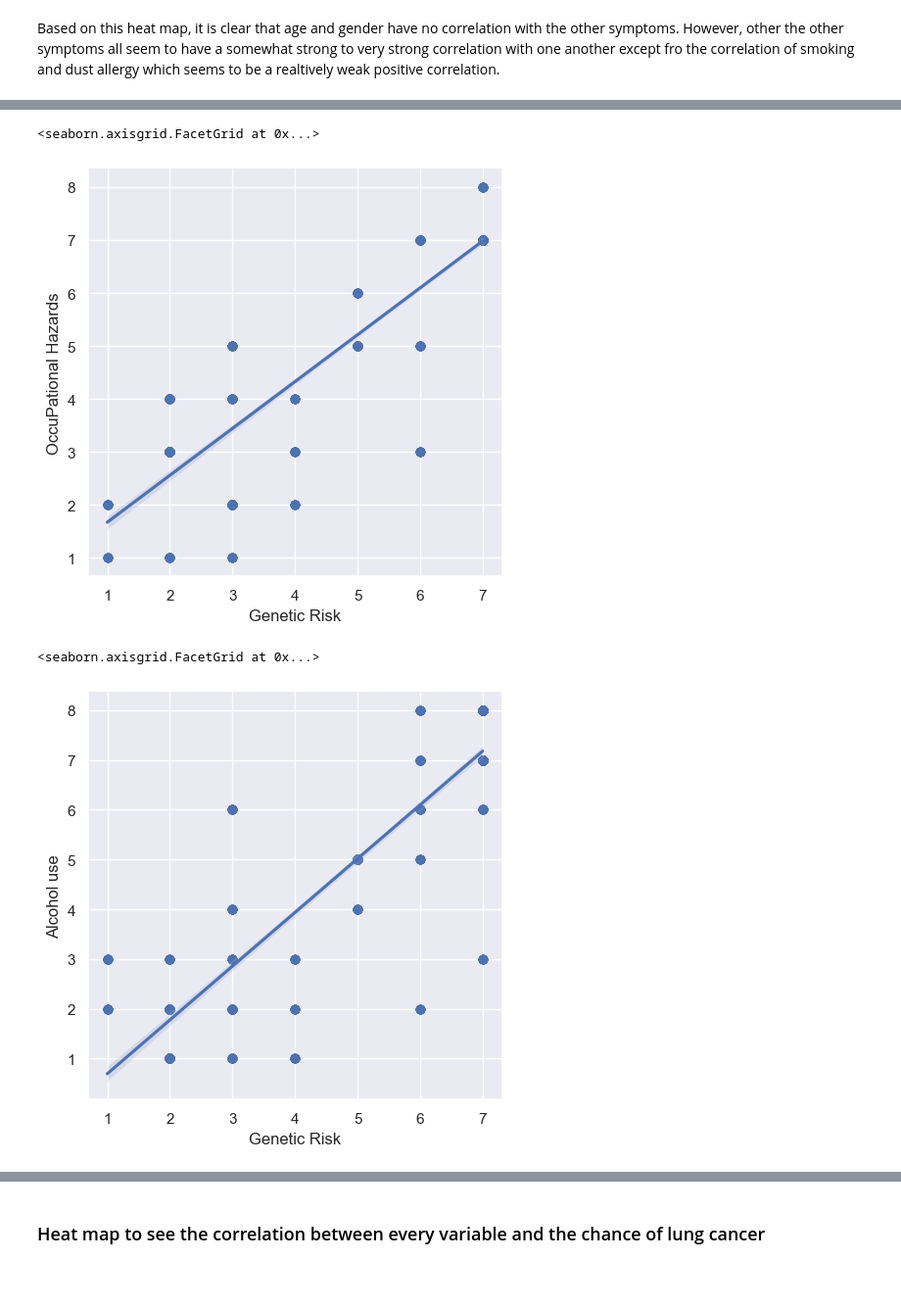
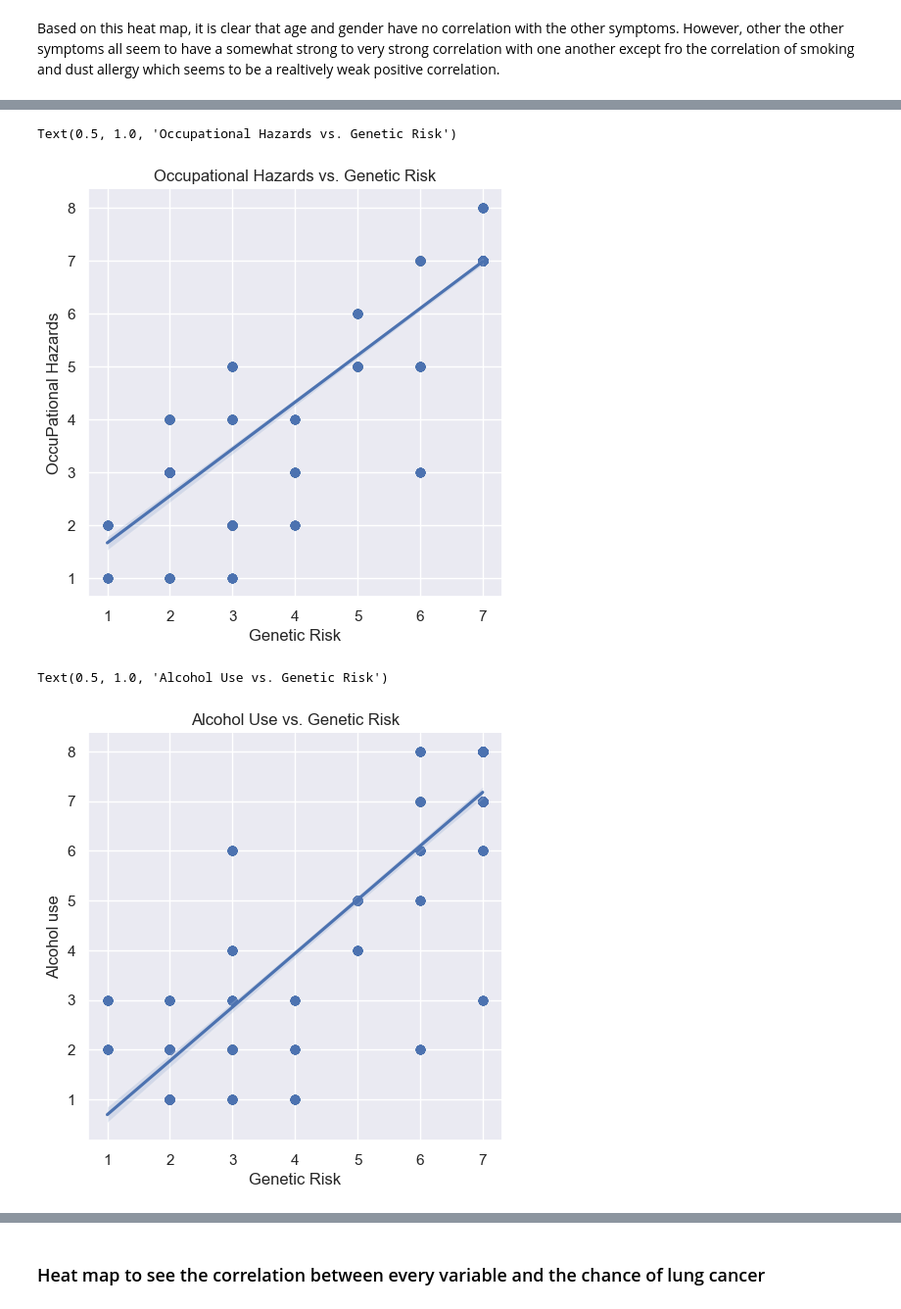
Before and after one commit to Graviton12/DS160_Final_Project_SZM, a Jupyter notebook: DS 160 Final Project SZM.ipynb, the cells around one changed output, grey strips where cells are left out. Shown at 98% size. Saved outputs shown, nothing was run; the diff lists cells and outputs as text; code cells hidden in the pictures; blank space fills up the shorter version.

```diff
--- a/DS 160 Final Project SZM.ipynb
+++ b/DS 160 Final Project SZM.ipynb
@@ -414,12 +458,14 @@ Based on this heat map, it is clear that age and gender have no correlation with
 # %%
 sns.lmplot(x='Genetic Risk', y='OccuPational Hazards', data=dataset)
+plt.title('Occupational Hazards vs. Genetic Risk')
 # %% [output]
-<seaborn.axisgrid.FacetGrid at 0x...>
+Text(0.5, 1.0, 'Occupational Hazards vs. Genetic Risk')
-[figure, old version]
+[figure, new version]
 # %%
 sns.lmplot(x='Genetic Risk', y='Alcohol use', data=dataset)
+plt.title('Alcohol Use vs. Genetic Risk')
 # %% [output]
-<seaborn.axisgrid.FacetGrid at 0x...>
+Text(0.5, 1.0, 'Alcohol Use vs. Genetic Risk')
-[figure, old version]
+[figure, new version]
 # %%
 sns.lmplot(x='OccuPational Hazards', y='Alcohol use', data=dataset)
```
Also changed, not shown: parts of 7 cells of this notebook.
